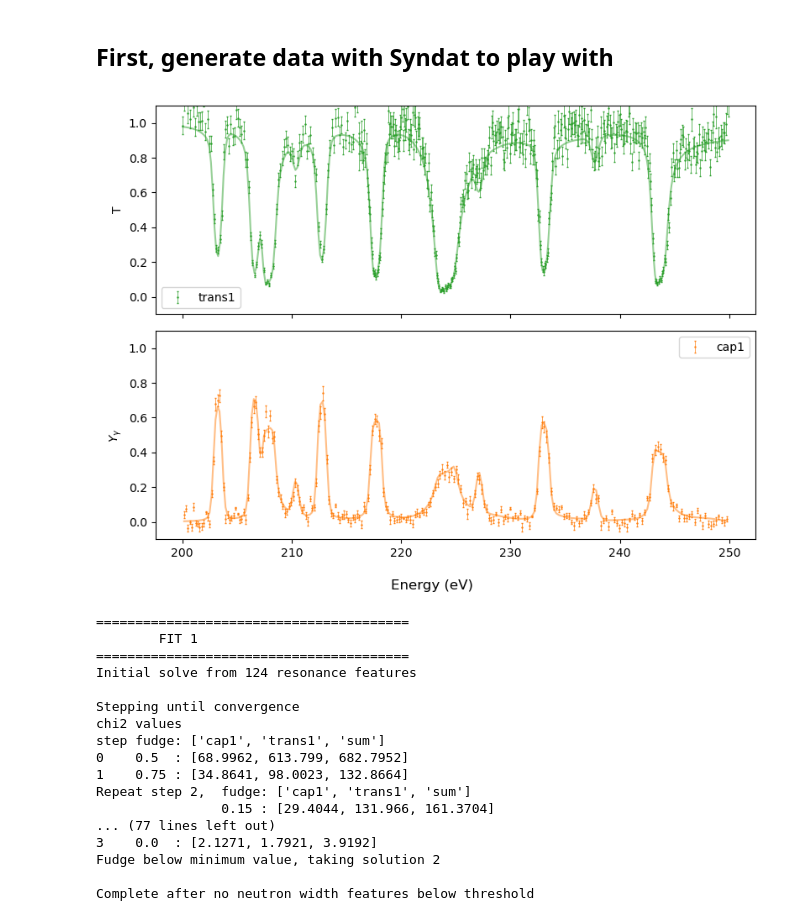
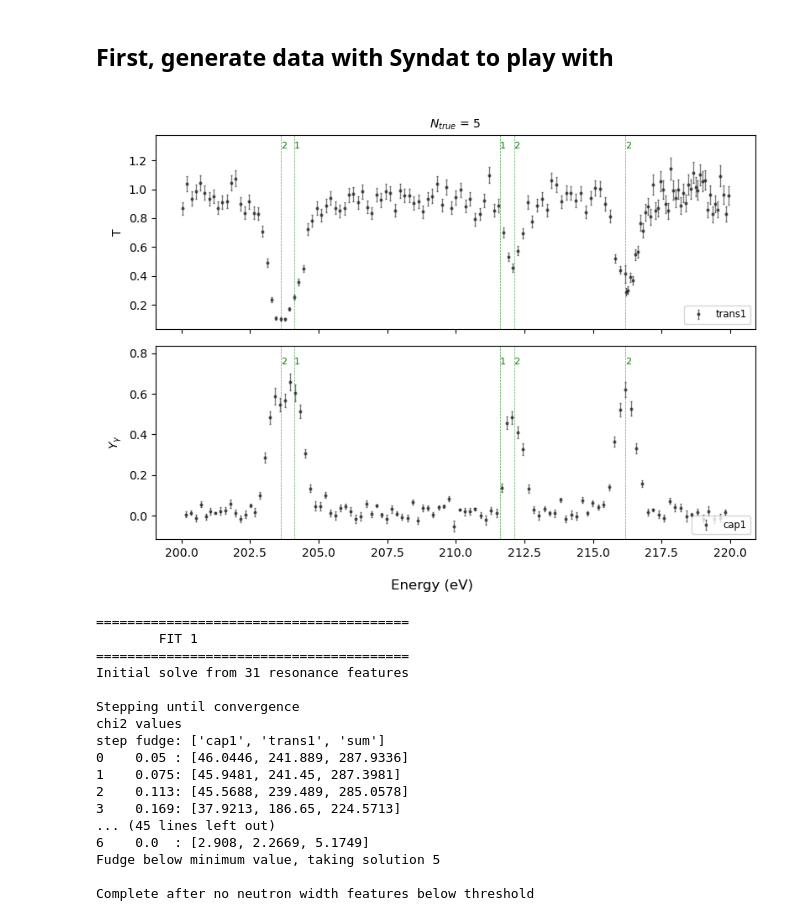
Before and after one commit to Naww137/ATARI, a Jupyter notebook: examples/AutoFit.ipynb, the cells around one changed output. Drawn from its saved outputs; the diff is of its cells as text; code cells hidden in the pictures.

```diff
--- a/examples/AutoFit.ipynb
+++ b/examples/AutoFit.ipynb
@@ -65,11 +192,14 @@ def plot(datasets, experiments, fits=[], priors=[], true=[]):
 # %% [markdown]
 ## First, generate data with Syndat to play with
 # %%
+erange_all = [200, 220]
+
+
 ### Reaction Model
 Ta_pair = Particle_Pair(isotope = "Ta181",
                         resonance_ladder = pd.DataFrame(),
                         formalism = "XCT",
-                        energy_range = [200,250],
+                        total_energy_range = erange_all,
                         ac = 8.127,
                         M = 180.94803,
                         I = 3,
@@ -95,7 +225,7 @@ Ta_pair.add_spin_group(Jpi='4.0',
 ### Experimental Models
 cap1mm_exp_gen = Experimental_Model(title = "cap1",
                                 reaction ="capture",
-                                energy_range = [200, 250],
+                                energy_range = erange_all,
                                 n = (0.005631, 0),
                                 FP = (45.27, 0.05),
                                 burst= (8.0,1.0),
@@ -109,7 +239,7 @@ cap1mm_exp_gen = Experimental_Model(title = "cap1",
 
 trans1mm_exp_gen = Experimental_Model(title = "trans1",
                                reaction = "transmission",
-                               energy_range = [200,250],
+                               energy_range = erange_all,
                                 n = (0.00566,0.0),
                                 FP = (100.14,0.0),
                                 burst = (8, 0.0),
@@ -160,27 +290,39 @@ syndat_trans1mm = Syndat_Model(trans1mm_exp_gen,
 # %%
 ### Control module for sampling from multiple syndat models
 
-options_control = syndatOPT()
+options_control = syndatOPT(sampleRES=True)
 syndat = Syndat_Control(particle_pair= Ta_pair,
                         syndat_models= [syndat_trans1mm, syndat_cap1mm],
                         model_correlations=None,
                         options=options_control
                         )
 
-syndat.sample(sammy_rto, num_samples=2)
+syndat.sample(sammy_rto, num_samples=1)
 # %%
 ### unpack sample and plot
 
-sample1 = syndat.get_sample(1)
+sample1 = syndat.get_sample(0)
+true_ladder = copy(sample1['trans1mm'].par_true)
+true_ladder['varyE'] = np.ones(len(true_ladder))
+true_ladder['varyGg'] = np.ones(len(true_ladder))
+true_ladder['varyGn'] = np.ones(len(true_ladder))
 
 datasets = [sample1['cap1mm'].pw_reduced, sample1['trans1mm'].pw_reduced]#, transdat3, transdat6]
 experiments= [cap1mm_exp_gen, trans1mm_exp_gen]#, exptrans3, exptrans6]
 covariance_data = [sample1['cap1mm'].covariance_data, sample1['trans1mm'].covariance_data]
 
-fig = plot(datasets, experiments, fits=[], priors=[], true=datasets)
+# fig = plot(datasets, experiments, fits=[], priors=[], true=datasets)
+# fig.tight_layout()
+
+
+fig = plot_datafits(datasets, experiments,
+    true_pars = true_ladder,
+    prior_pars = pd.DataFrame(),
+)
+
 fig.tight_layout()
 # %% [output]
-[figure, old version]
+[figure, new version]
 # %%
 from ATARI.AutoFit.initial_FB_solve import InitialFB, InitialFBOPT
 
@@ -197,7 +342,7 @@ options = InitialFBOPT(Gn_threshold=1e-2,
 autofit_initial = InitialFB(options)
 # %%
 outs = autofit_initial.fit(Ta_pair,
-                               [200,250],
+                               [200,225],
                                datasets,
                                experiments,
                                covariance_data,
@@ -206,18 +351,18 @@ outs = autofit_initial.fit(Ta_pair,
 ========================================
         FIT 1
 ========================================
-Initial solve from 124 resonance features
+Initial solve from 31 resonance features
 
 Stepping until convergence
 chi2 values
 step fudge: ['cap1', 'trans1', 'sum']
-0    0.5  : [68.9962, 613.799, 682.7952]
-1    0.75 : [34.8641, 98.0023, 132.8664]
-Repeat step 2,  fudge: ['cap1', 'trans1', 'sum']
-                0.15 : [29.4044, 131.966, 161.3704]
-... (77 lines left out)
-3    0.0  : [2.1271, 1.7921, 3.9192]
-Fudge below minimum value, taking solution 2
+0    0.05 : [46.0446, 241.889, 287.9336]
+1    0.075: [45.9481, 241.45, 287.3981]
+2    0.113: [45.5688, 239.489, 285.0578]
+3    0.169: [37.9213, 186.65, 224.5713]
+... (45 lines left out)
+6    0.0  : [2.908, 2.2669, 5.1749]
+Fudge below minimum value, taking solution 5
 
 Complete after no neutron width features below threshold
 # %%
```
Also changed, not shown: parts of 15 cells of this notebook, 6 other files.
